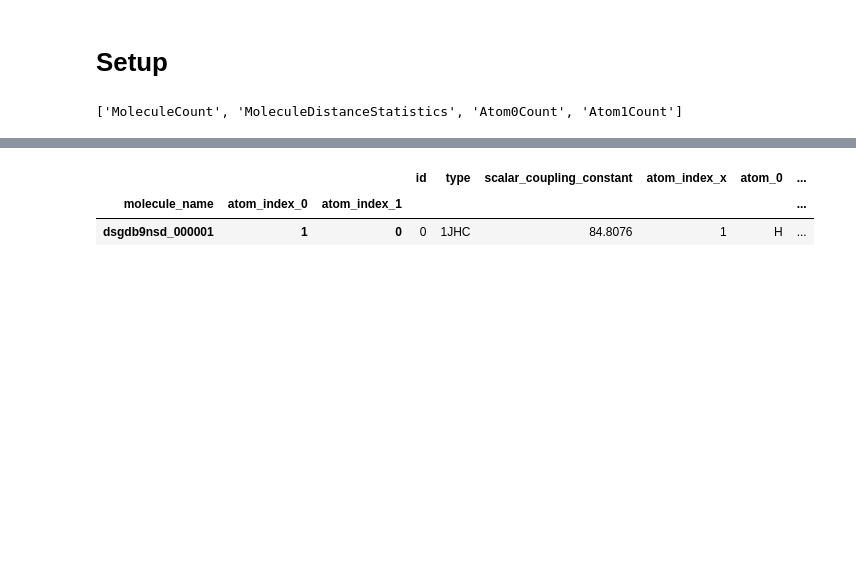
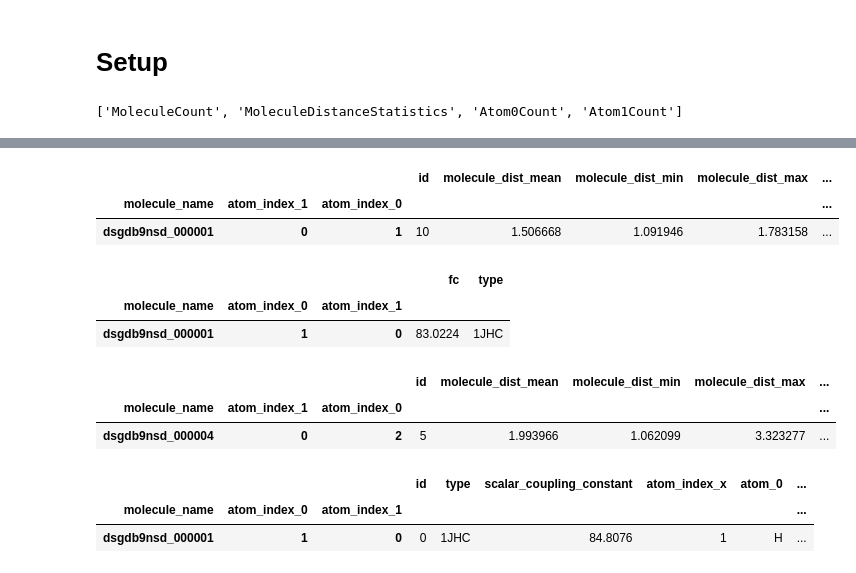
Before and after one commit to KenkenGoda/CHAMPS, a Jupyter notebook: notebooks/experiment.ipynb, the cells around one changed output, grey strips where cells are left out. Cells and saved outputs as stored; diff of their text form; code cells hidden in the pictures; blank space fills up the shorter version.

```diff
--- a/notebooks/experiment.ipynb
+++ b/notebooks/experiment.ipynb
@@ -23,3 +58,21 @@ OSError: [Errno 22] Invalid argument
+# %%
+X_train.head(1)
+# %% [output]
+|  |  |  | id | molecule_dist_mean | molecule_dist_min | molecule_dist_max | ... |
+| molecule_name | atom_index_1 | atom_index_0 |  |  |  |  | ... |
+| dsgdb9nsd_000001 | 0 | 1 | 10 | 1.506668 | 1.091946 | 1.783158 | ... |
+# %%
+y_train.head(1)
+# %% [output]
+|  |  |  | fc | type |
+| molecule_name | atom_index_0 | atom_index_1 |  |  |
+| dsgdb9nsd_000001 | 1 | 0 | 83.0224 | 1JHC |
+# %%
+X_test.head(1)
+# %% [output]
+|  |  |  | id | molecule_dist_mean | molecule_dist_min | molecule_dist_max | ... |
+| molecule_name | atom_index_1 | atom_index_0 |  |  |  |  | ... |
+| dsgdb9nsd_000004 | 0 | 2 | 5 | 1.993966 | 1.062099 | 3.323277 | ... |
 # %%
 dataset.train.head(1)
 # %% [output]
```
Also changed, not shown: parts of 2 cells of this notebook, 8 other files.
